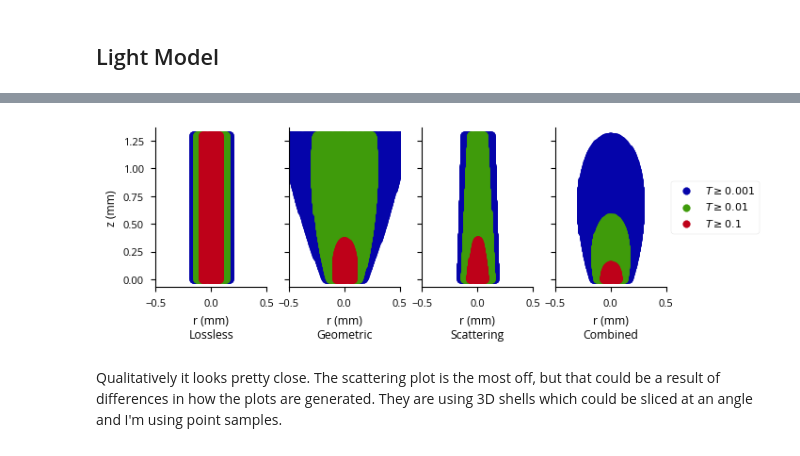
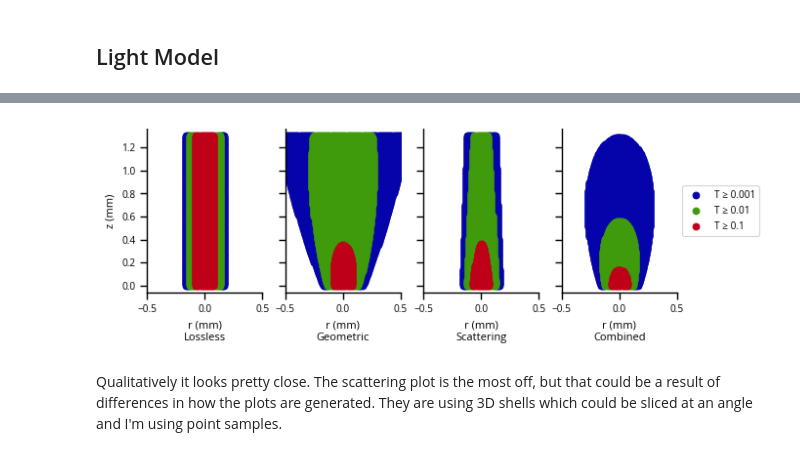
Before and after one commit to siplab-gt/cleo, a Jupyter notebook: notebooks/opto_validation.ipynb, the cells around one changed output, grey strips where cells are left out. Saved outputs shown, nothing was run; the diff lists cells and outputs as text; code cells hidden in the pictures.

```diff
--- a/notebooks/opto_validation.ipynb
+++ b/notebooks/opto_validation.ipynb
@@ -9,10 +9,9 @@ import matplotlib
 import matplotlib.pyplot as plt
 import seaborn as sns
 
-# matplotlib.style.use(['seaborn', 'seaborn-notebook', 'dark_background'])
-matplotlib.style.use(["seaborn-v0_8-paper"])
-matplotlib.rcParams["font.sans-serif"] = "Open Sans"
-matplotlib.rcParams["svg.fonttype"] = "none"
+import cleo
+
+cleo.utilities.style_plots_for_paper()
 # %% [output]
 The autoreload extension is already loaded. To reload it, use:
   %reload_ext autoreload
@@ -62,35 +61,36 @@ def plot_panel(ax, T, label):
     def plot_interval(start, stop, color):
         idxs = (T >= start) & (T < stop)
         ax.scatter(
             x_plot[idxs],
             y_plot[idxs],
             c=color,
             marker="o",
-            label=f"$T \geq {start}$",
+            # label=f"$T \\geq {start}$",
+            label=f"T ≥ {start}",
             rasterized=True,
         )
 
     plot_interval(0.001, 0.01, "xkcd:royal blue")
     plot_interval(0.01, 0.1, "xkcd:grass green")
     plot_interval(0.1, 1, "xkcd:scarlet")
     ax.set_aspect("equal")
     ax.set_xlim((-0.5, 0.5))
     ax.set_xlabel(f"r (mm)\n{label}")
 
 
 plot_panel(
     ax1,
     fiber_model._Foutz12_transmittance(r, z, spread=False, scatter=False),
     "Lossless",
 )
 plot_panel(ax2, fiber_model._Foutz12_transmittance(r, z, scatter=False), "Geometric")
 plot_panel(ax3, fiber_model._Foutz12_transmittance(r, z, spread=False), "Scattering")
 plot_panel(ax4, fiber_model._Foutz12_transmittance(r, z), "Combined")
 ax4.legend(loc="center left", bbox_to_anchor=(1, 0.5))
 
 fig.savefig("img/repl/foutz12_2a.svg", bbox_inches="tight", facecolor="white", dpi=300)
 # %% [output]
-[figure, old version]
+[figure, new version]
 # %% [markdown]
 Qualitatively it looks pretty close. The scattering plot is the most off, but that could be a result of differences in how the plots are generated. They are using 3D shells which could be sliced at an angle and I'm using point samples.
 # %% [markdown]
```
Also changed, not shown: parts of 9 cells of this notebook, 1 other file.
